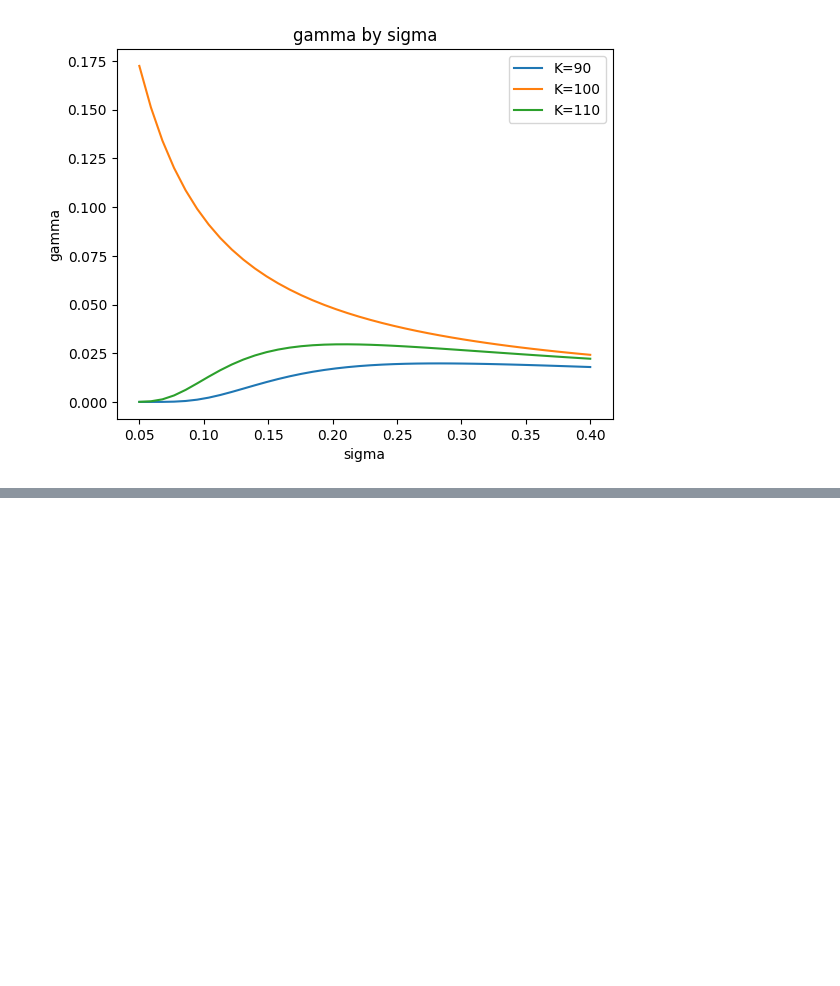
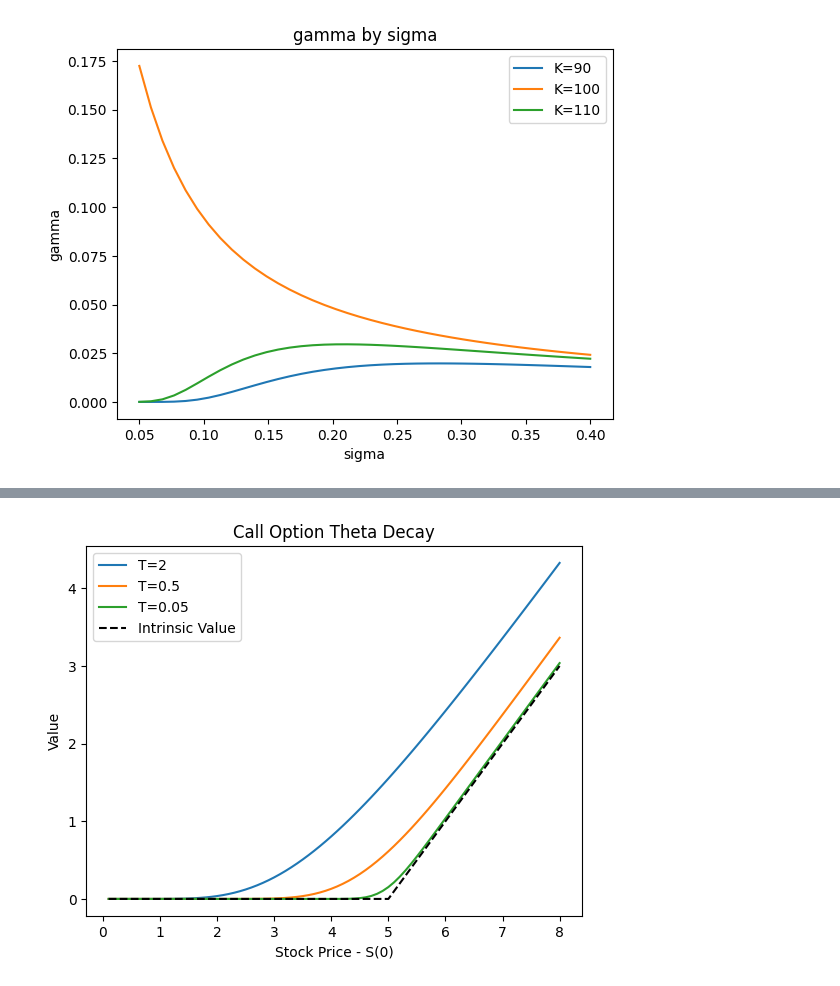
Before and after one commit to hdaniel17/options, a Jupyter notebook: Greeks.ipynb, the cells around one changed output, grey strips where cells are left out. Saved outputs shown, nothing was run; the diff lists cells and outputs as text; code cells hidden in the pictures; blank space fills up the shorter version.

```diff
--- a/Greeks.ipynb
+++ b/Greeks.ipynb
@@ -202,0 +219,33 @@ greek_underlying(0.2, [90,100,110], 0.06, 0.1667, 100, 0.05, 0.4, 0.01, calls=Tr
+# %%
+def intrinsic_value(S, K, is_call=True):
+    if is_call:
+        return np.maximum(S - K, 0)
+    else:
+        return np.maximum(K - S, 0)
+
+def theta_decay(sigma, K, r, start, stop, step, calls=True):
+    S0_range = np.linspace(start, stop, int(stop/step))
+
+    price_by_S0 = np.zeros((5, int(stop/step)))
+    # row 1 is S0, 2 is American price, 3 is Euro price, 4 is intrinsic value
+    for i in range(int(stop/step)):
+        S0 = S0_range[i]
+        price_by_S0[0, i] = S0
+        price_by_S0[1, i] = black_scholes_greeks(sigma, K, r, S0, 2, is_call=calls)[0]
+        price_by_S0[2, i] = black_scholes_greeks(sigma, K, r, S0, 0.5, is_call=calls)[0]
+        price_by_S0[3, i] = black_scholes_greeks(sigma, K, r, S0, 0.05, is_call=calls)[0]
+        price_by_S0[4, i] = intrinsic_value(S0,K,calls)
+
+    plt.plot(price_by_S0[0], price_by_S0[1])
+    plt.plot(price_by_S0[0], price_by_S0[2])
+    plt.plot(price_by_S0[0], price_by_S0[3])
+    plt.plot(price_by_S0[0], price_by_S0[4], 'k--')
+    plt.title("Call Option Theta Decay")
+    plt.xlabel("Stock Price - S(0)")
+    plt.ylabel("Value")
+    plt.legend(["T=2", "T=0.5", "T=0.05", "Intrinsic Value"])
+    plt.show()
+
+theta_decay(0.3, 5, 0.15, 0.1, 8, 0.1)
+# %% [output]
+[figure, added]
```
Also changed, not shown: parts of 11 cells of this notebook.
